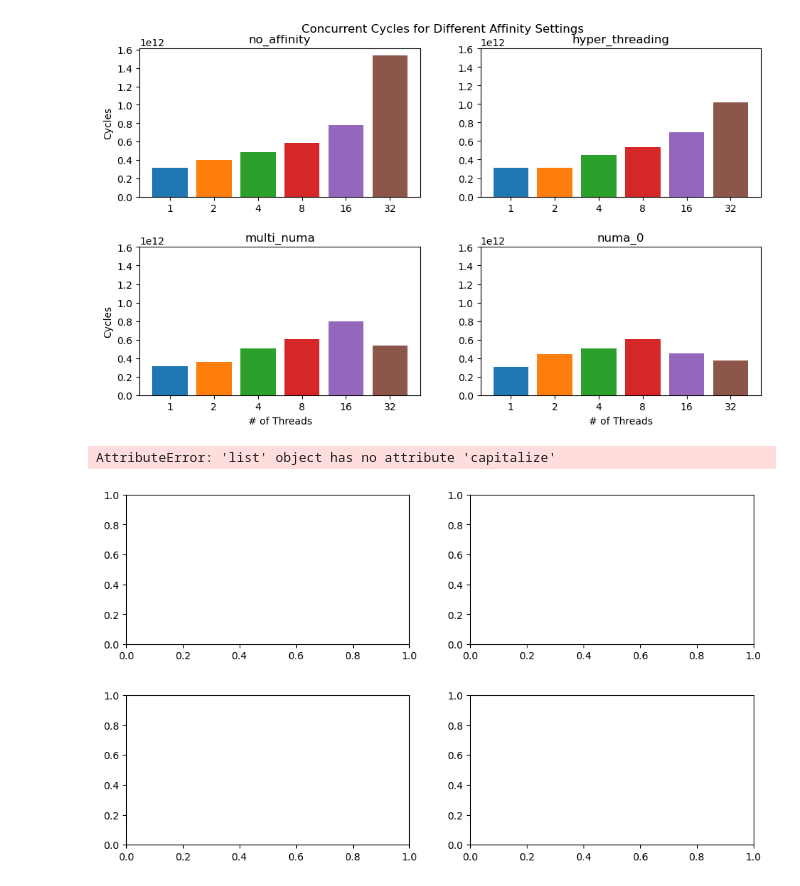
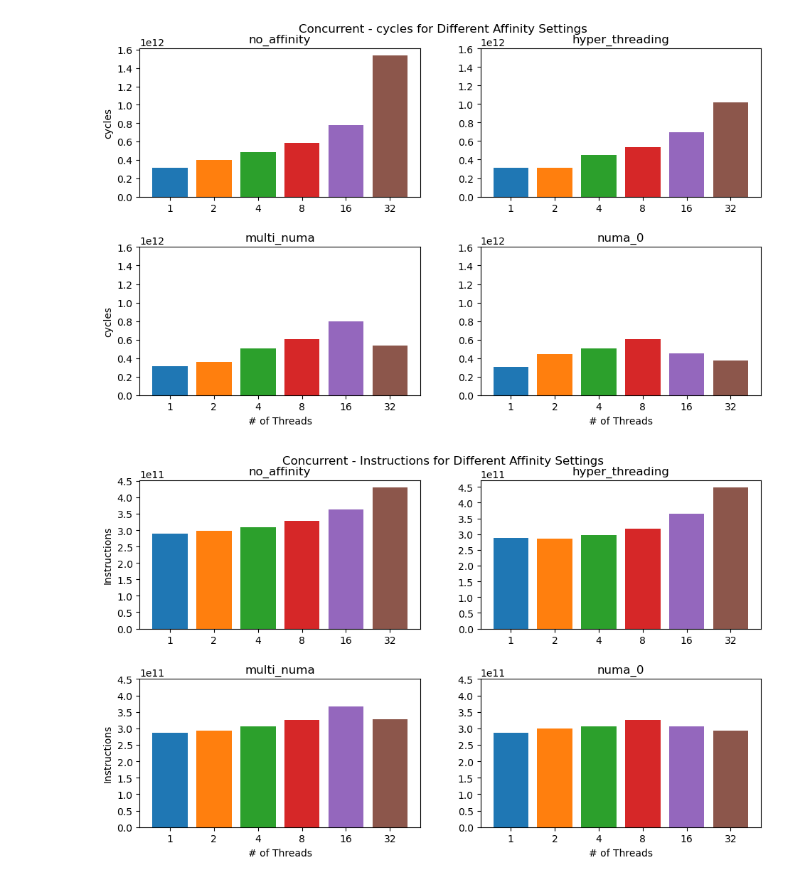
Before and after one commit to xXPinkmagicXx/csp, a Jupyter notebook: perf_graph.ipynb, the cells around one changed output. Drawn from its saved outputs; the diff is of its cells as text; code cells hidden in the pictures.

```diff
--- a/perf_graph.ipynb
+++ b/perf_graph.ipynb
@@ -117,8 +117,13 @@ def read_value_key(line: str)-> tuple[str, int, float]:
     count = words[0]
     key = words[1]
     # Get the last word (the percentage) and remove the parentheses to parse it to a float
-    percentage = words[-1].strip("()%")
-    return key, int(count), float(percentage)
+    if(len(words) > 2):
+        percentage = float(words[-1].strip("()%"))
+    else:
+        percentage = None
+
+
+    return key, int(count), percentage
 # %%
 def read_perf_file(current_folder: str, perf_txt_file: str)-> pd.DataFrame:
     """
@@ -138,7 +143,7 @@ def read_perf_file(current_folder: str, perf_txt_file: str)-> pd.DataFrame:
         _ = read_file.readline()
         _ = read_file.readline()
 
-        for i in range(10):
+        for i in range(11):
             line = read_file.readline()
             try:
                 key, count, percentage = read_value_key(line)
@@ -166,4 +171,10 @@ for perf_result_folder in all_perf_result_folders:
         df = read_perf_file(perf_result_folder, concurrent_txt_file)
         current_file = os.path.join(final_folder, perf_result_folder) + '/' + concurrent_txt_file.replace(".txt", ".csv")
         df.to_csv(current_file)
+
+    for concurrent_txt_file in indpendent_txt_files:
+        # Read the file and store it in a dataframe
+        df = read_perf_file(perf_result_folder, concurrent_txt_file)
+        current_file = os.path.join(final_folder, perf_result_folder) + '/' + concurrent_txt_file.replace(".txt", ".csv")
+        df.to_csv(current_file)
 # %% [output]
@@ -218,9 +242,9 @@ print(plt.rcParams['axes.prop_cycle'].by_key()['color'])
 def create_bar_chart(key: str, par_method: str, yticks: list = None, save: bool = False) -> tuple[plt.Figure, plt.Axes]:
     fig, ax = plt.subplots(figsize=(10, 6), nrows=2, ncols=2)
     fig.tight_layout(pad=3.0)
-    key_cap = key.capitalize()
+    key_cap = key
     par_cap = par_method.capitalize()
-    fig.suptitle(f'{par_cap} {key_cap} for Different Affinity Settings')
+    fig.suptitle(f'{par_cap} - {key_cap} for Different Affinity Settings')
     bar_colors = plt.rcParams['axes.prop_cycle'].by_key()['color']
     for i, perf_result_folder in enumerate(all_perf_result_folders[:-1]):
 
@@ -242,6 +266,10 @@ def create_bar_chart(key: str, par_method: str, yticks: list = None, save: bool
             ax[row, col].set_xlabel('# of Threads')
         if col == 0:
             ax[row, col].set_ylabel(key_cap)
+    if save:
+        plt.savefig(f'final_results/figs/{par_method}_{key}_bar_chart.png')
+
+
     return fig, ax
 # %%
 key: str = 'cycles'
@@ -251,9 +279,8 @@ fig, ax = create_bar_chart(key, 'concurrent',  yticks)
 [figure]
 # %%
 yticks = [a*10e9 for a in range(0, 50, 5)]
-fig, ax = create_bar_chart('instructions',  yticks)
+fig, ax = create_bar_chart('instructions', 'concurrent', yticks, save=True)
 # %% [output]
-AttributeError: 'list' object has no attribute 'capitalize'
-[figure, old version]
+[figure, new version]
 # %%
 yticks = [i * 10e7 for i in range(0, 40, 5)]
```
Also changed, not shown: parts of 7 cells of this notebook.
